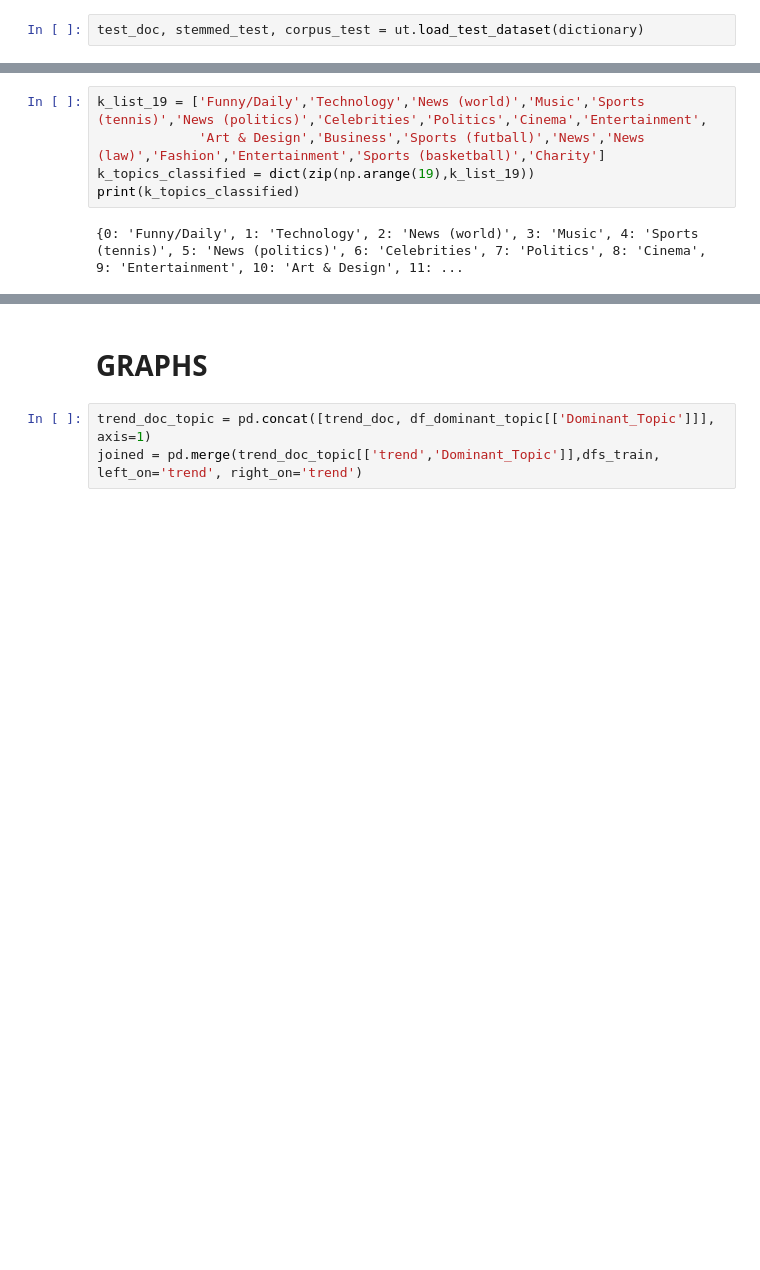
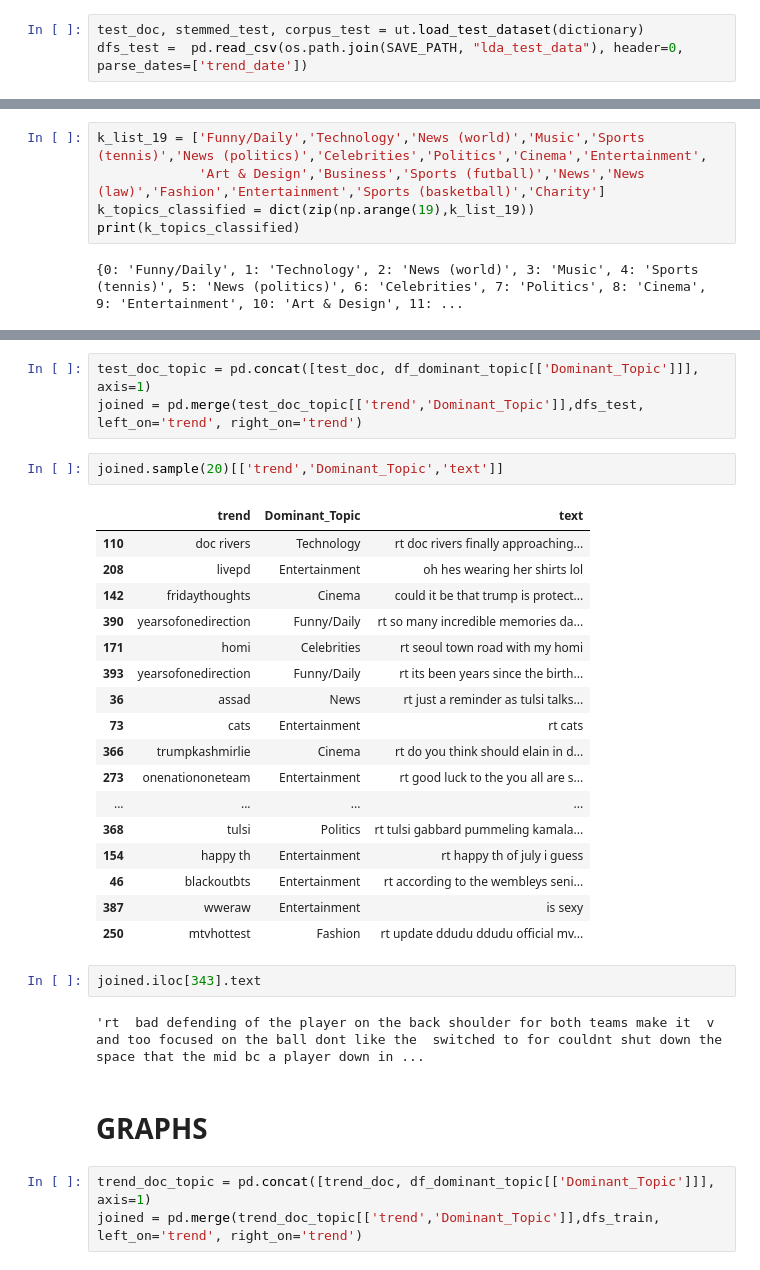
Before and after one commit to effervescent-shot/Trend-Topic-Analysis, a Jupyter notebook: Notebooks/LDA4-Test.ipynb, the cells around one changed output, grey strips where cells are left out. Saved outputs shown, nothing was run; the diff lists cells and outputs as text; blank space fills up the shorter version.

```diff
--- a/Notebooks/LDA4-Test.ipynb
+++ b/Notebooks/LDA4-Test.ipynb
@@ -32,6 +32,7 @@ LOADING DICTIONARY, LENGTH:  239733
 LOADING DATASET, LENGTH:  6737
 # %%
 test_doc, stemmed_test, corpus_test = ut.load_test_dataset(dictionary)
+dfs_test =  pd.read_csv(os.path.join(SAVE_PATH, "lda_test_data"), header=0, parse_dates=['trend_date'])
 # %% [output]
 Test dataset is loaded, LENGHT:  401
 Test corpus is created, LENGTH:  301
@@ -132,3 +133,30 @@ df_dominant_topic.head(10)
+# %%
+test_doc_topic = pd.concat([test_doc, df_dominant_topic[['Dominant_Topic']]], axis=1)
+joined = pd.merge(test_doc_topic[['trend','Dominant_Topic']],dfs_test, left_on='trend', right_on='trend')
+# %%
+joined.sample(20)[['trend','Dominant_Topic','text']]
+# %% [output]
+|  | trend | Dominant_Topic | text |
+| 110 | doc rivers | Technology | rt doc rivers finally approaching... |
+| 208 | livepd | Entertainment | oh hes wearing her shirts lol |
+| 142 | fridaythoughts | Cinema | could it be that trump is protect... |
+| 390 | yearsofonedirection | Funny/Daily | rt so many incredible memories da... |
+| 171 | homi | Celebrities | rt seoul town road with my homi |
+| 393 | yearsofonedirection | Funny/Daily | rt its been years since the birth... |
+| 36 | assad | News | rt just a reminder as tulsi talks... |
+| 73 | cats | Entertainment | rt cats |
+| 366 | trumpkashmirlie | Cinema | rt do you think should elain in d... |
+| 273 | onenationoneteam | Entertainment | rt good luck to the you all are s... |
+| ... | ... | ... | ... |
+| 368 | tulsi | Politics | rt tulsi gabbard pummeling kamala... |
+| 154 | happy th | Entertainment | rt happy th of july i guess |
+| 46 | blackoutbts | Entertainment | rt according to the wembleys seni... |
+| 387 | wweraw | Entertainment | is sexy |
+| 250 | mtvhottest | Fashion | rt update ddudu ddudu official mv... |
+# %%
+joined.iloc[343].text
+# %% [output]
+'rt  bad defending of the player on the back shoulder for both teams make it  v  and too focused on the ball dont like the  switched to for couldnt shut down the space that the mid bc a player down in ...
 # %% [markdown]
 # GRAPHS
 # %%
```
Also changed, not shown: parts of 4 cells of this notebook, 2 other files.
